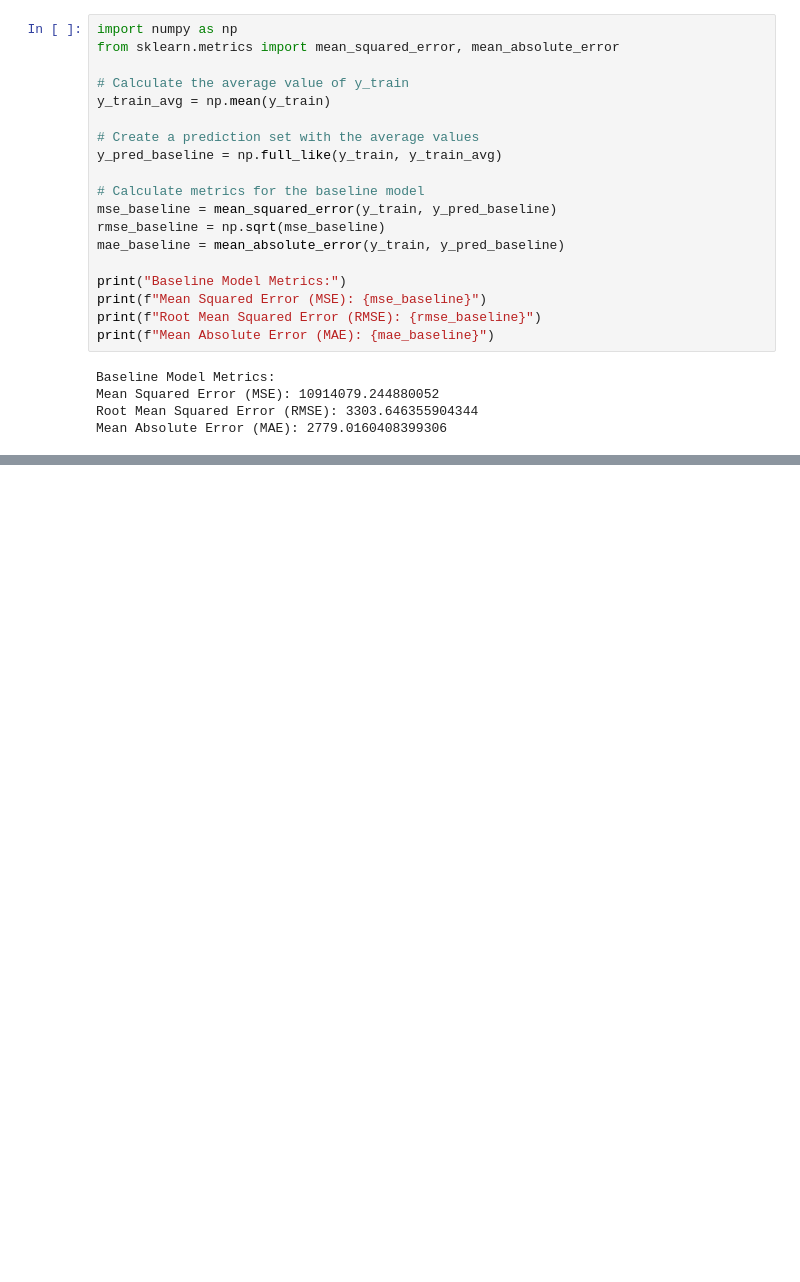
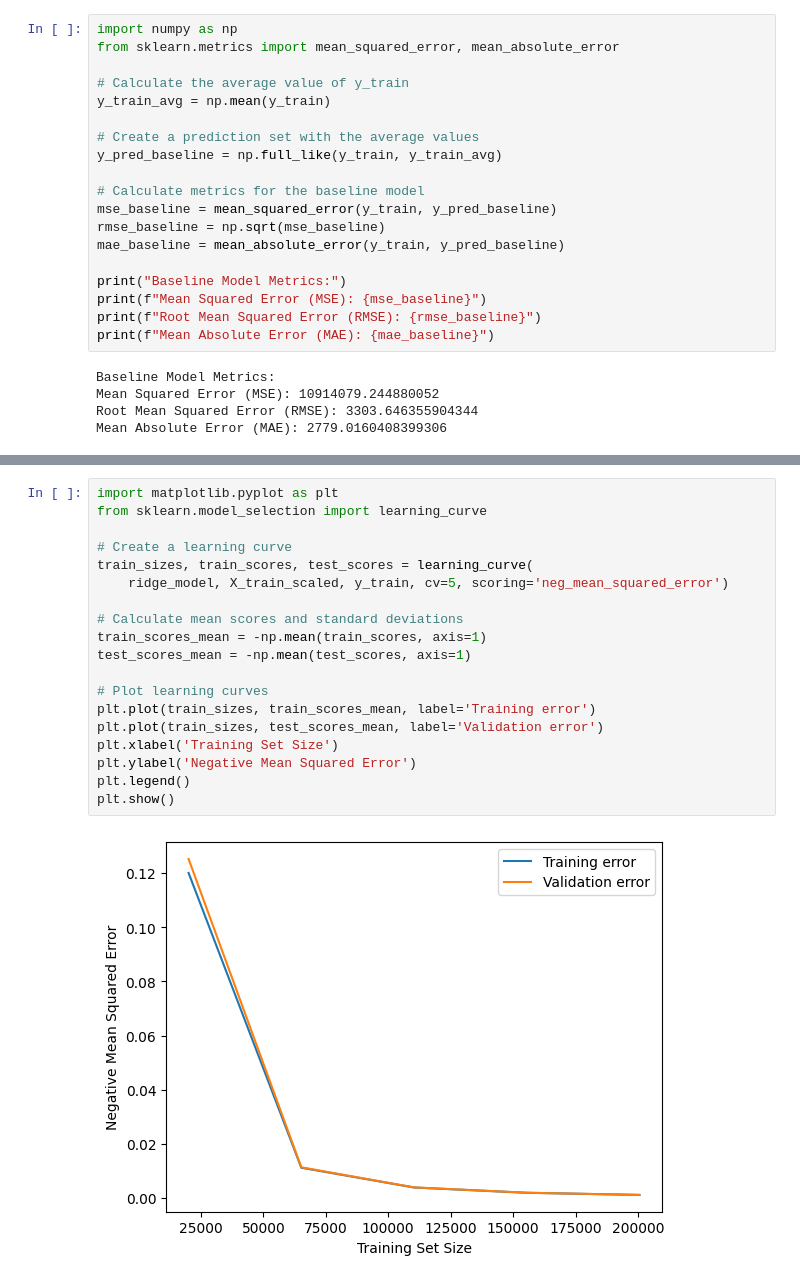
Before and after one commit to Skcodingacademy/chicago-crime-property-analysis, a Jupyter notebook: CrimeCount model.ipynb, the cells around one changed output, grey strips where cells are left out. Drawn from its saved outputs; the diff is of its cells as text; blank space fills up the shorter version.

```diff
--- a/CrimeCount model.ipynb
+++ b/CrimeCount model.ipynb
@@ -301,0 +343,21 @@ Mean Absolute Error (MAE): 2779.0160408399306
+# %%
+import matplotlib.pyplot as plt
+from sklearn.model_selection import learning_curve
+
+# Create a learning curve
+train_sizes, train_scores, test_scores = learning_curve(
+    ridge_model, X_train_scaled, y_train, cv=5, scoring='neg_mean_squared_error')
+
+# Calculate mean scores and standard deviations
+train_scores_mean = -np.mean(train_scores, axis=1)
+test_scores_mean = -np.mean(test_scores, axis=1)
+
+# Plot learning curves
+plt.plot(train_sizes, train_scores_mean, label='Training error')
+plt.plot(train_sizes, test_scores_mean, label='Validation error')
+plt.xlabel('Training Set Size')
+plt.ylabel('Negative Mean Squared Error')
+plt.legend()
+plt.show()
+# %% [output]
+[figure, added]
```
Also changed, not shown: parts of 11 cells of this notebook.
